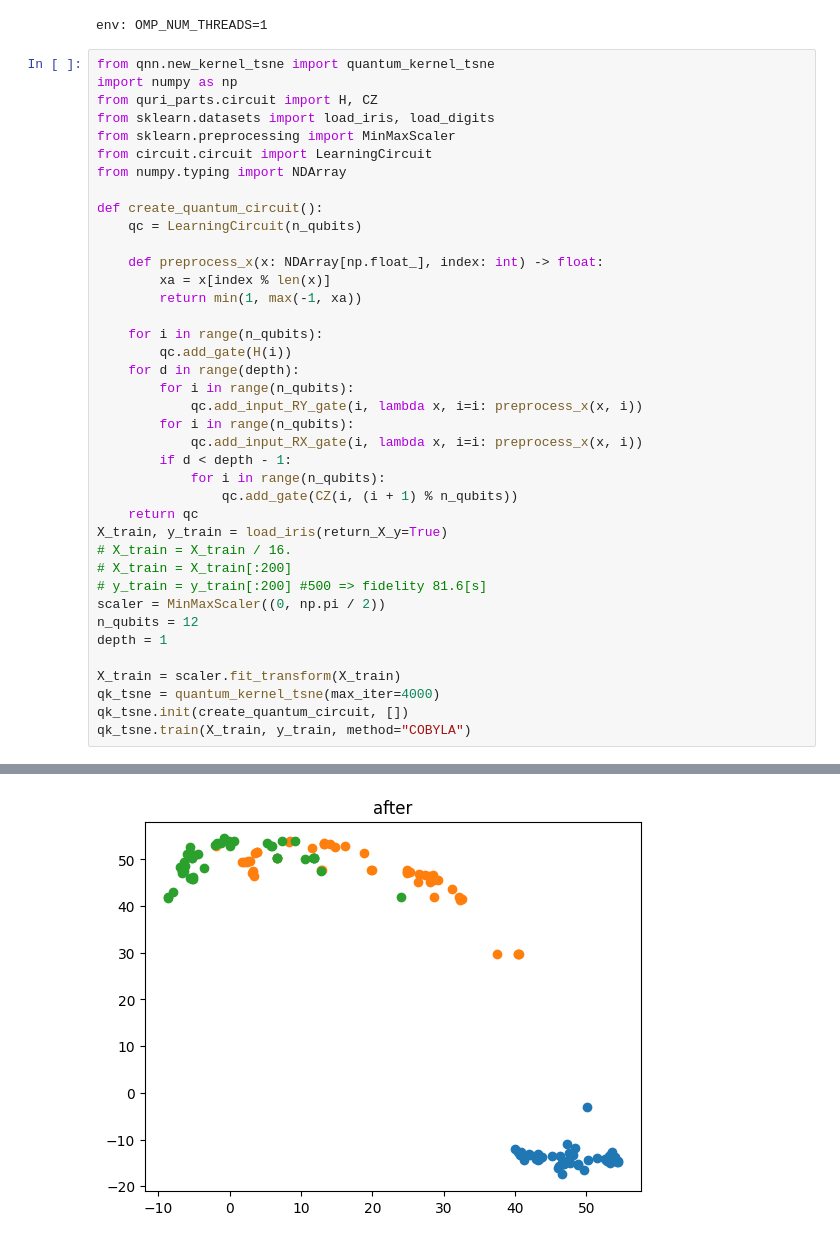
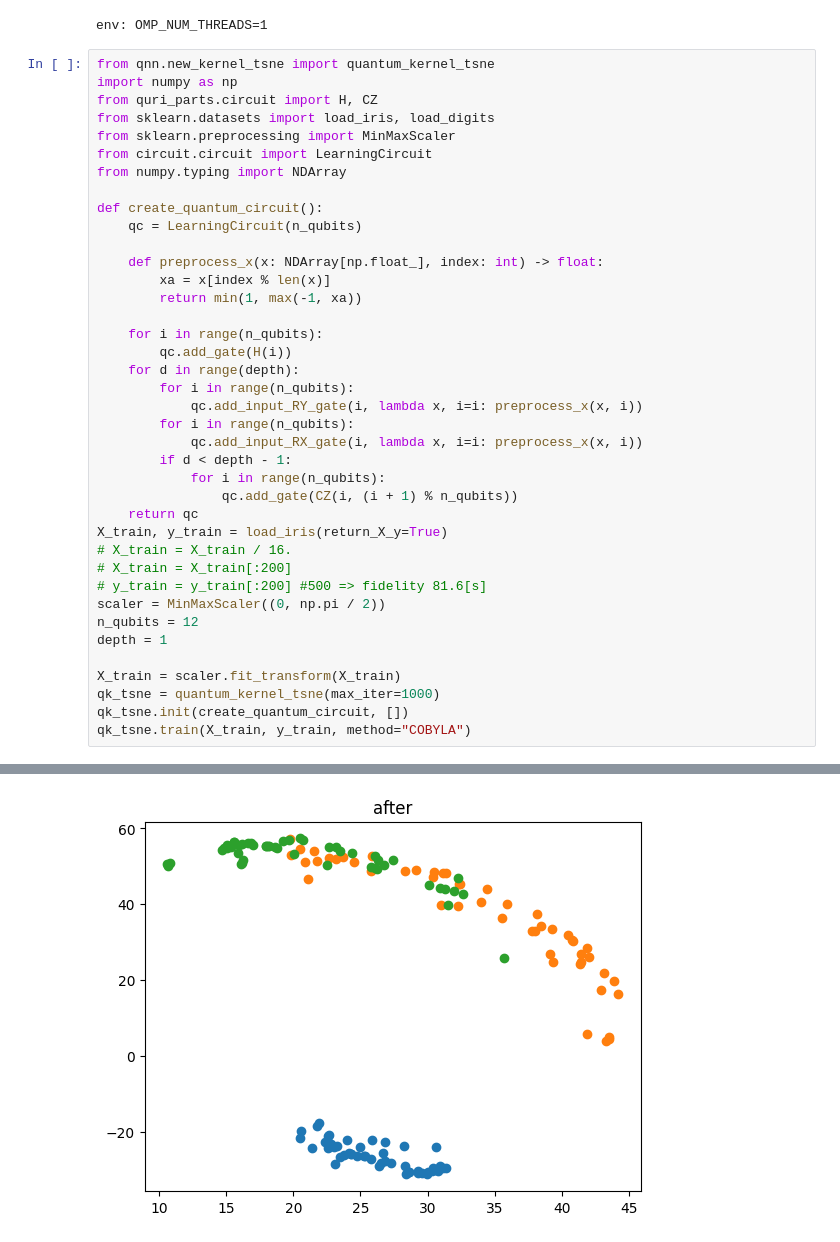
Before and after one commit to Qulacs-Osaka/scikit-quri, a Jupyter notebook: scikit_quri/test_kernel_tsne.ipynb, the cells around one changed output, grey strips where cells are left out. Drawn from its saved outputs; the diff is of its cells as text.

Commit message:
test_kernel_tsne修正

```diff
--- a/scikit_quri/test_kernel_tsne.ipynb
+++ b/scikit_quri/test_kernel_tsne.ipynb
@@ -43,7 +43,7 @@ n_qubits = 12
 depth = 1
 
 X_train = scaler.fit_transform(X_train)
-qk_tsne = quantum_kernel_tsne(max_iter=4000)
+qk_tsne = quantum_kernel_tsne(max_iter=1000)
 qk_tsne.init(create_quantum_circuit, [])
 qk_tsne.train(X_train, y_train, method="COBYLA")
 # %% [output]
@@ -70,2 +70,2 @@ loss=1.0080407479817395
    maxcv: 0.0
-[figure, old version]
+[figure, new version]
```
Also changed, not shown: parts of 1 cell of this notebook.
